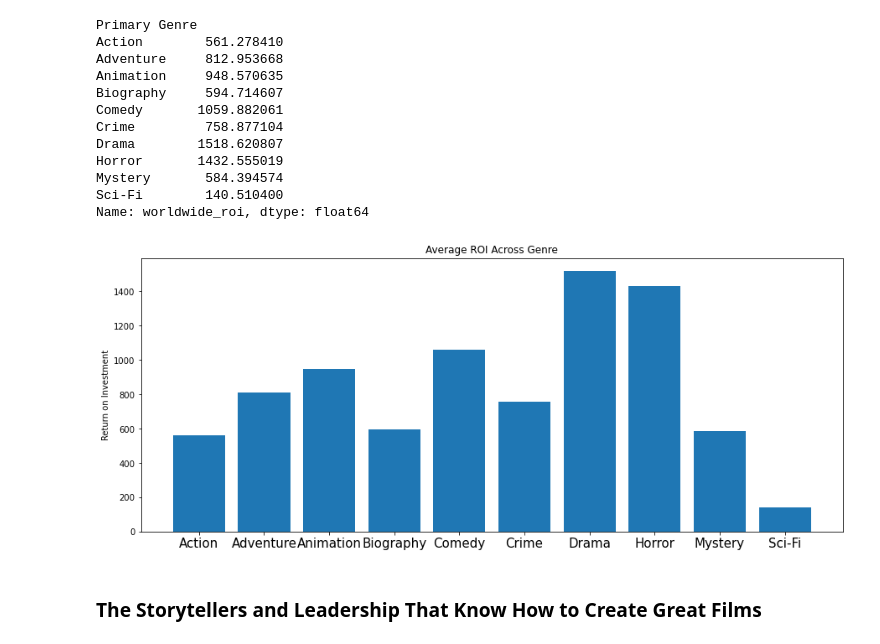
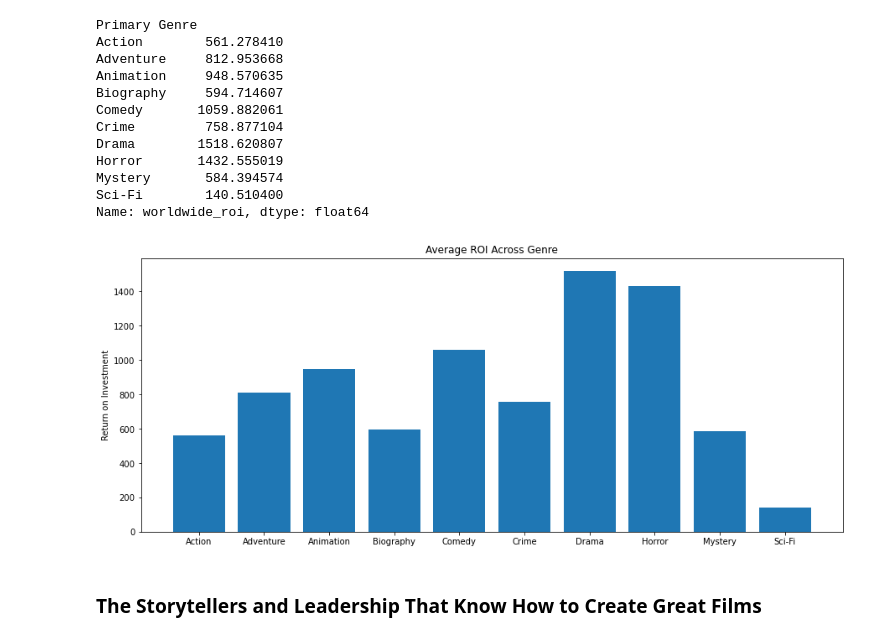
Before and after one commit to sierrafromcalifornia/Film-Analysis-Project, a Jupyter notebook: dsc-film-analysis-project.ipynb, the cells around one changed output. Drawn from its saved outputs; the diff is of its cells as text; code cells hidden in the pictures.

Commit message:
Resize xtick label

```diff
--- a/dsc-film-analysis-project.ipynb
+++ b/dsc-film-analysis-project.ipynb
@@ -858,20 +858,19 @@ Name: worldwide_roi, dtype: float64
 # %%
 # create a figure and axis
 fig, ax = plt.subplots(figsize=(15,6))
 # count the occurrence of each class
 data = roi_across_genre
 # get x and y data
 genre = data.index
 average = data.values
 # create bar chart
 ax.bar(genre, average)
 # set title and labels
 ax.set_title('Average ROI Across Genre')
 ax.set_ylabel('Return on Investment')
-plt.rc('xtick', labelsize=12)
-plt.rc('xtick', labelsize=15);
+plt.rc('xtick', labelsize=12);
 # %% [output]
-[figure, old version]
+[figure, new version]
 # %% [markdown]
 ### The Storytellers and Leadership That Know How to Create Great Films
 # %% [markdown]
```
Also changed, not shown: parts of 9 cells of this notebook, 1 other file.
